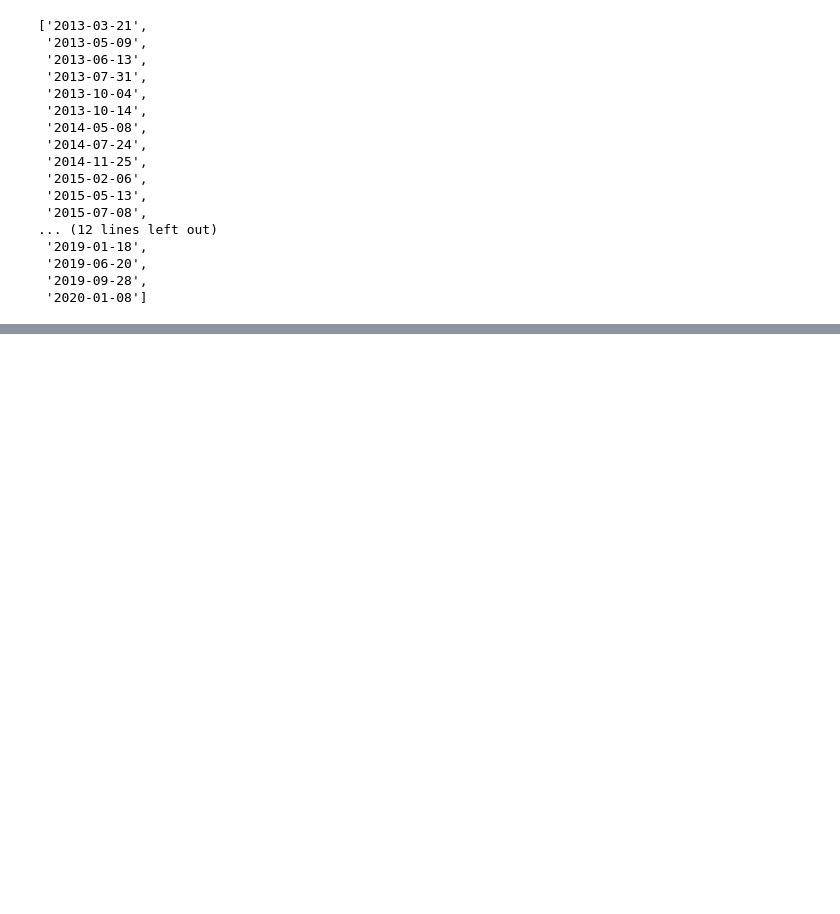
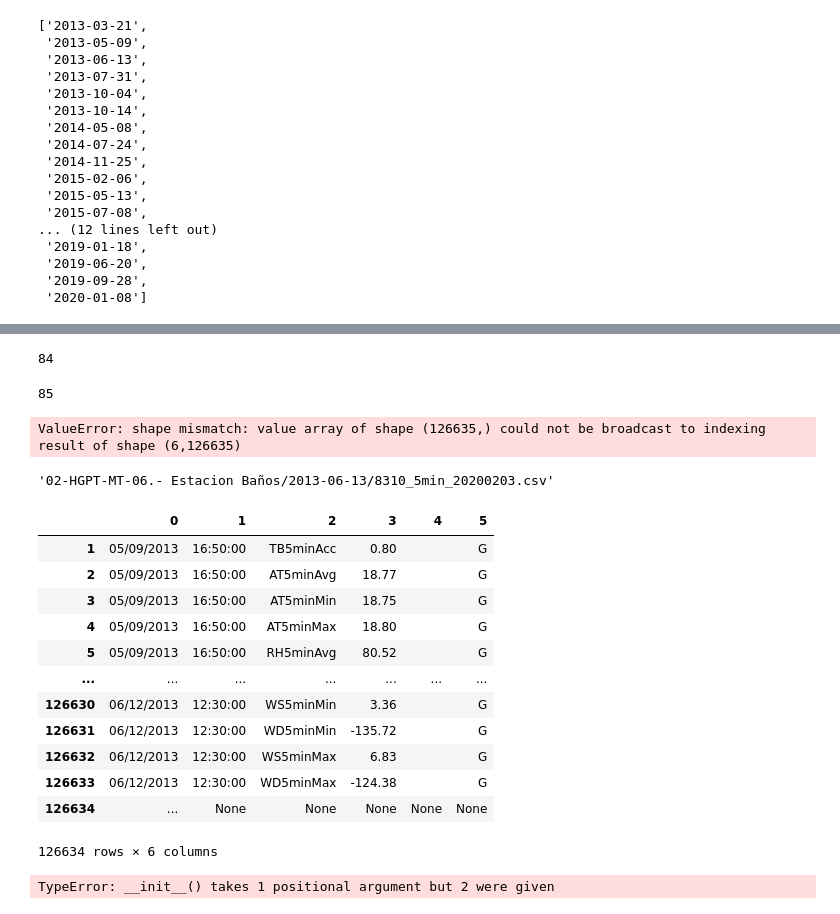
Before and after one commit to tamaramegan/frost_prediction_ml, a Jupyter notebook: Explore_data.ipynb, the cells around one changed output, grey strips where cells are left out. Saved outputs shown, nothing was run; the diff lists cells and outputs as text; code cells hidden in the pictures; blank space fills up the shorter version.

Commit message:
read files ok

```diff
--- a/Explore_data.ipynb
+++ b/Explore_data.ipynb
@@ -187,0 +158,8 @@ df.head()
+# %%
+## Reorder files
+files_by_date = []
+for dates in str_dates:
+    #r = re.compile(f'.*/{dates}/.*') # all files (including excel sheets)
+    r = re.compile(f'.*/{dates}/.*.csv') # only csv files
+    newlist = list(filter(r.match, zip.namelist()))
+    files_by_date.extend(newlist)
@@ -187,0 +287,39 @@ df.head()
+# %%
+i
+# %% [output]
+84
+# %%
+len(files_by_date)
+# %% [output]
+85
+# %%
+df[['date','time','var','value','blank','letter']] = df['Station Name'].str.split(',',expand=True)
+df
+# %% [output]
+ValueError: shape mismatch: value array of shape (126635,) could not be broadcast to indexing result of shape (6,126635)
+# %%
+files_by_date[3]
+# %% [output]
+'02-HGPT-MT-06.- Estacion Baños/2013-06-13/8310_5min_20200203.csv'
+# %%
+df =pd.read_csv(zf.open(files_by_date[3]), sep = ';', encoding = 'latin-1')
+df = df['Station Name'].str.split(',',expand=True)
+df.iloc[1:]
+# %% [output]
+|  | 0 | 1 | 2 | 3 | 4 | 5 |
+| 1 | 05/09/2013 | 16:50:00 | TB5minAcc | 0.80 |  | G |
+| 2 | 05/09/2013 | 16:50:00 | AT5minAvg | 18.77 |  | G |
+| 3 | 05/09/2013 | 16:50:00 | AT5minMin | 18.75 |  | G |
+| 4 | 05/09/2013 | 16:50:00 | AT5minMax | 18.80 |  | G |
+| 5 | 05/09/2013 | 16:50:00 | RH5minAvg | 80.52 |  | G |
+| ... | ... | ... | ... | ... | ... | ... |
+| 126630 | 06/12/2013 | 12:30:00 | WS5minMin | 3.36 |  | G |
+| 126631 | 06/12/2013 | 12:30:00 | WD5minMin | -135.72 |  | G |
+| 126632 | 06/12/2013 | 12:30:00 | WS5minMax | 6.83 |  | G |
+| 126633 | 06/12/2013 | 12:30:00 | WD5minMax | -124.38 |  | G |
+| 126634 | ... | None | None | None | None | None |
+126634 rows × 6 columns
+# %%
+csv.Sniffer(df.iloc[0])
+# %% [output]
+TypeError: __init__() takes 1 positional argument but 2 were given
```
Also changed, not shown: parts of 29 cells of this notebook.
